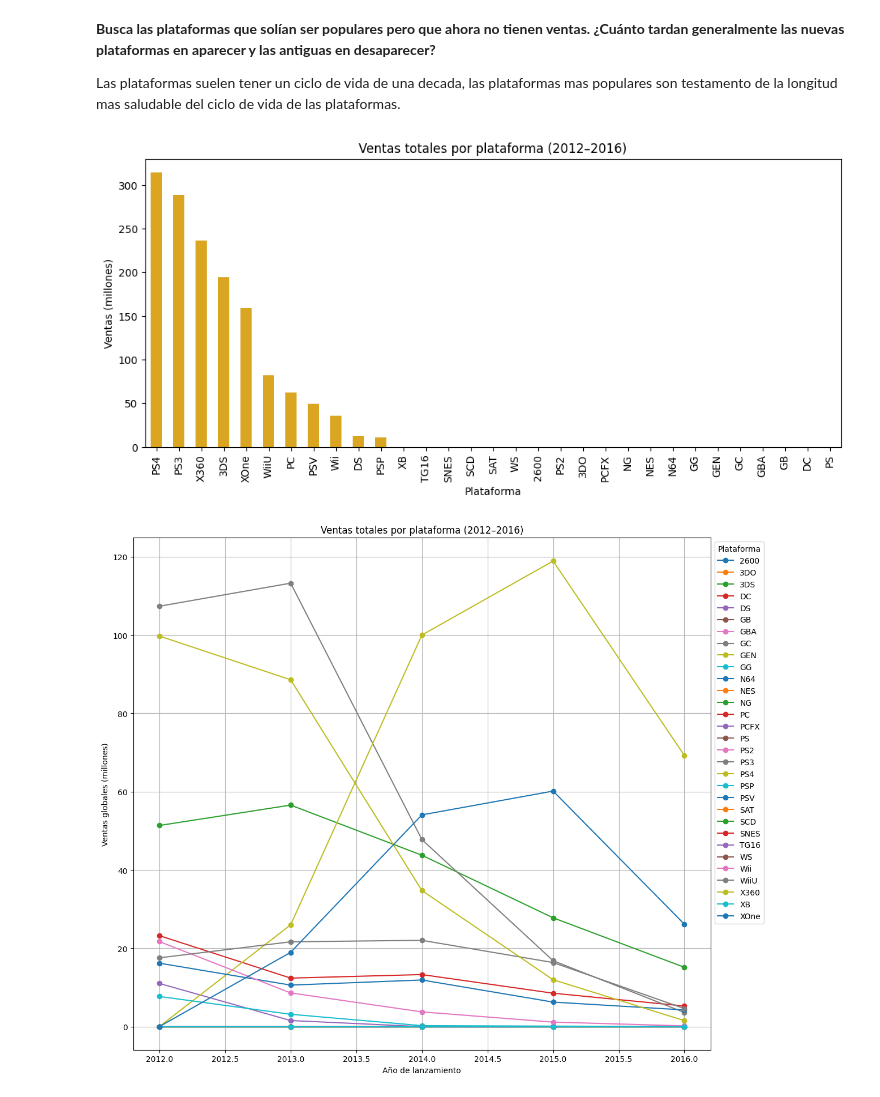
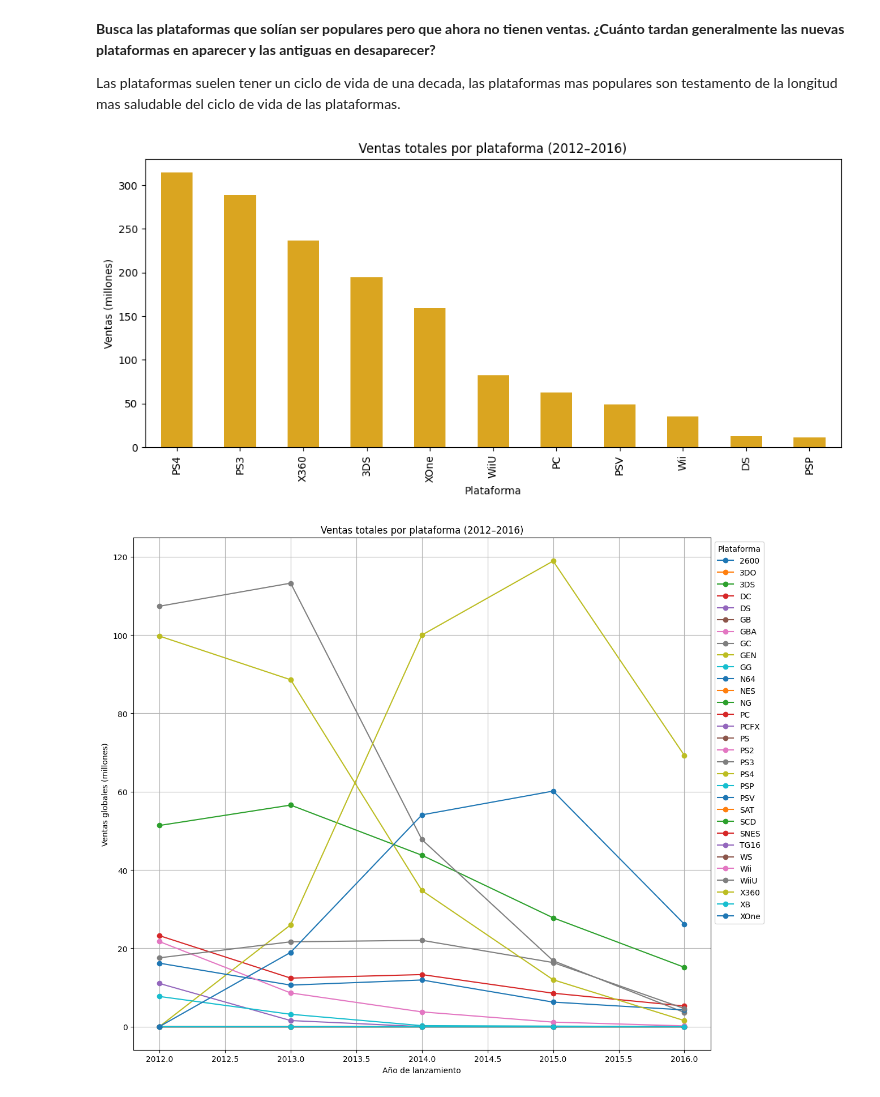
Before and after one commit to ElianOsiris/Data_Analyst_Portfolio, a Jupyter notebook: Proyecto 6.ipynb, the cells around one changed output. Saved outputs shown, nothing was run; the diff lists cells and outputs as text; code cells hidden in the pictures.

Commit message:
Añadir Datasets y corregir poblemas de los notebooks

```diff
--- a/Proyecto 6.ipynb
+++ b/Proyecto 6.ipynb
@@ -7,7 +7,7 @@ import numpy as np
 from scipy import stats as st
 
 # Cargar el dataset
-df = pd.read_csv('/datasets/games.csv')
+df = pd.read_csv('Datos/Proyecto6/games.csv')
 
 # Ver información general sobre el dataframe
 df.info()
@@ -224,18 +226,18 @@ Las plataformas suelen tener un ciclo de vida de una decada, las plataformas mas
 df_recent = df[df['year_of_release'] >= 2012]
 # %%
 #5. ¿Qué plataformas son más rentables desde 2012?
-recent_platform_sales = df_recent.groupby('platform')['total_sales'].sum().sort_values(ascending=False)
+recent_platform_sales = df_recent.groupby('platform', observed=True)['total_sales'].sum().sort_values(ascending=False)
 recent_platform_sales.plot(
     kind='bar',
     title='Ventas totales por plataforma (2012–2016)',
     xlabel='Plataforma',
     ylabel='Ventas (millones)',
     color='goldenrod',
     figsize=(12,5)
 )
 plt.show()
 # %% [output]
-[figure, old version]
+[figure, new version]
 # %%
 #modelo para 2017.
 # Filtrar datos entre 2012 y 2016
```
Also changed, not shown: parts of 9 cells of this notebook, 18 other files.
